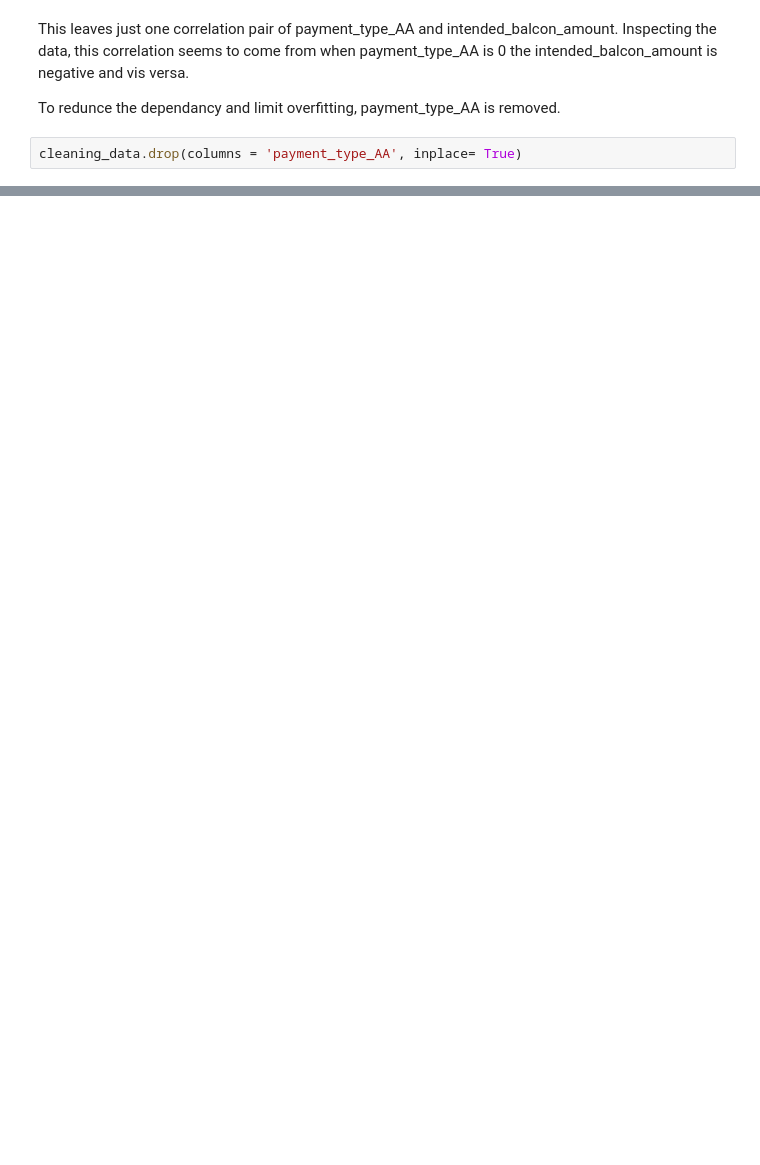
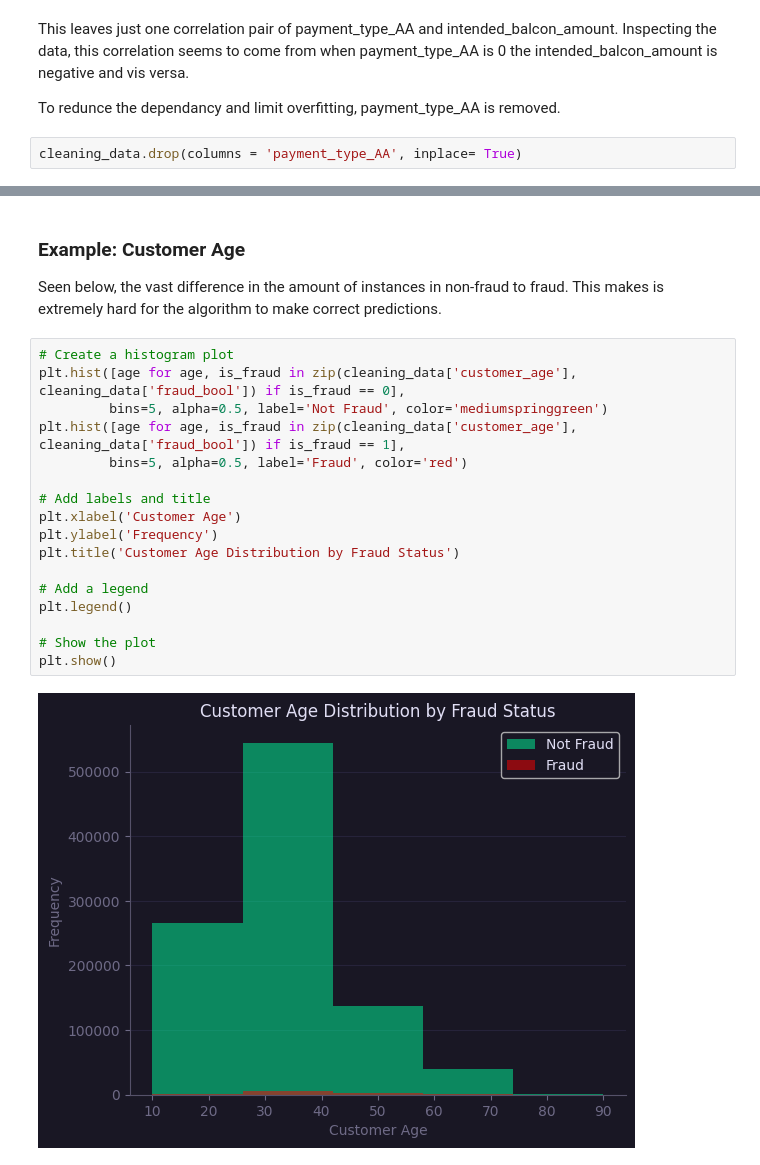
Before and after one commit to rcwylie/Fraudulent_payments, a Jupyter notebook: n_Code.ipynb, the cells around one changed output, grey strips where cells are left out. Drawn from its saved outputs; the diff is of its cells as text; blank space fills up the shorter version.

```diff
--- a/n_Code.ipynb
+++ b/n_Code.ipynb
@@ -235,0 +361,23 @@ cleaning_data.drop(columns = 'payment_type_AA', inplace= True)
+# %% [markdown]
+### Example: Customer Age
+
+Seen below, the vast difference in the amount of instances in non-fraud to fraud. This makes is extremely hard for the algorithm to make correct predictions.
+# %%
+# Create a histogram plot
+plt.hist([age for age, is_fraud in zip(cleaning_data['customer_age'], cleaning_data['fraud_bool']) if is_fraud == 0],
+         bins=5, alpha=0.5, label='Not Fraud', color='mediumspringgreen')
+plt.hist([age for age, is_fraud in zip(cleaning_data['customer_age'], cleaning_data['fraud_bool']) if is_fraud == 1],
+         bins=5, alpha=0.5, label='Fraud', color='red')
+
+# Add labels and title
+plt.xlabel('Customer Age')
+plt.ylabel('Frequency')
+plt.title('Customer Age Distribution by Fraud Status')
+
+# Add a legend
+plt.legend()
+
+# Show the plot
+plt.show()
+# %% [output]
+[figure, added]
```
Also changed, not shown: parts of 23 cells of this notebook.
